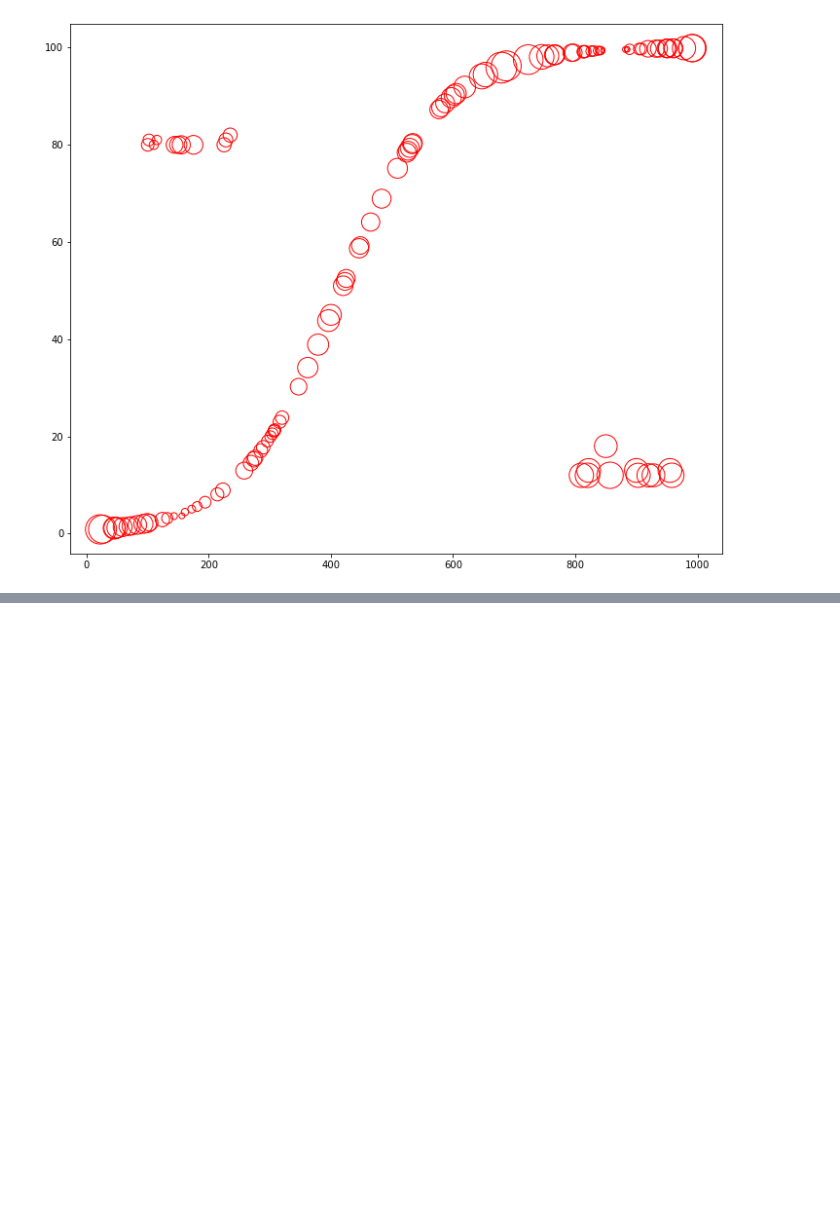
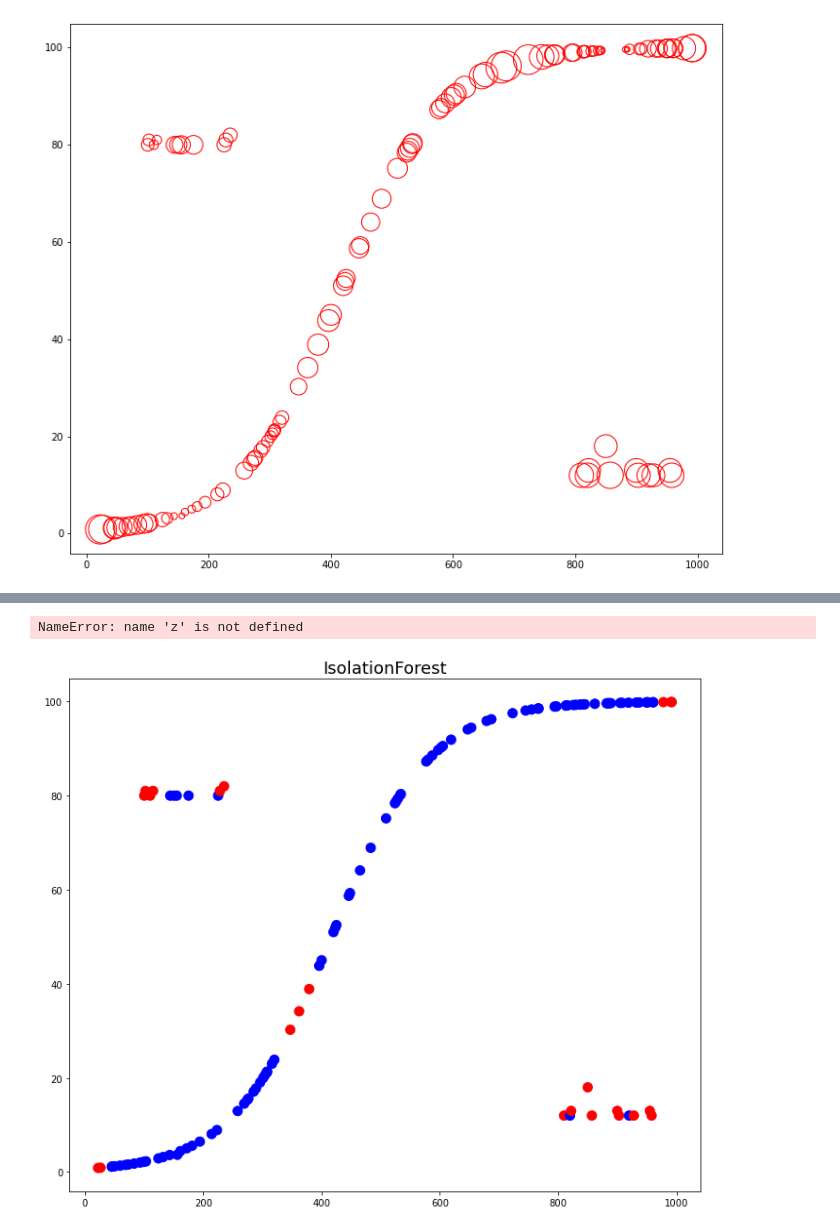
Before and after one commit to Kecar2/Preparing-Data-for-Modeling-with-scikit-learn, a Jupyter notebook: Understanding_and_Implementing_Novelty_and_Outlier_Detection/OutlierDetectionUsingLocalOutlierFactor_StudentPerformance.ipynb, the cells around one changed output, grey strips where cells are left out. Cells and saved outputs as stored; diff of their text form; code cells hidden in the pictures; blank space fills up the shorter version.

```diff
--- a/Understanding_and_Implementing_Novelty_and_Outlier_Detection/OutlierDetectionUsingLocalOutlierFactor_StudentPerformance.ipynb
+++ b/Understanding_and_Implementing_Novelty_and_Outlier_Detection/OutlierDetectionUsingLocalOutlierFactor_StudentPerformance.ipynb
@@ -131,0 +189,6 @@ plt.show()
+# %%
+xx, yy = np.meshgrid(np.linspace(0, 1010, 500),
+                    np.linspace(0, 102, 500))
+
+print('xx = ', xx.ravel())
+print('yy = ', yy.ravel())
@@ -131,0 +222,22 @@ plt.show()
+# %%
+plt.figure(figsize=(12, 10))
+
+plt.title('IsolationForest', size=18)
+
+plt.scatter(student_scores['Hours Studied'],
+           student_scores['Score Obtained'],
+           s=100,
+           color=colors[(y_pred + 1) // 2])
+
+plt.contour(xx, yy, z,
+           levels=[0],
+           linewidths=2,
+           colors='black')
+
+plt.show()
+
+# Todos los puntos dentro de la linea son valores internos(azul) y los
+# que están fuera son valores atípicos(Rojo)
+# %% [output]
+NameError: name 'z' is not defined
+[figure, added]
```
Also changed, not shown: parts of 44 cells of this notebook.
